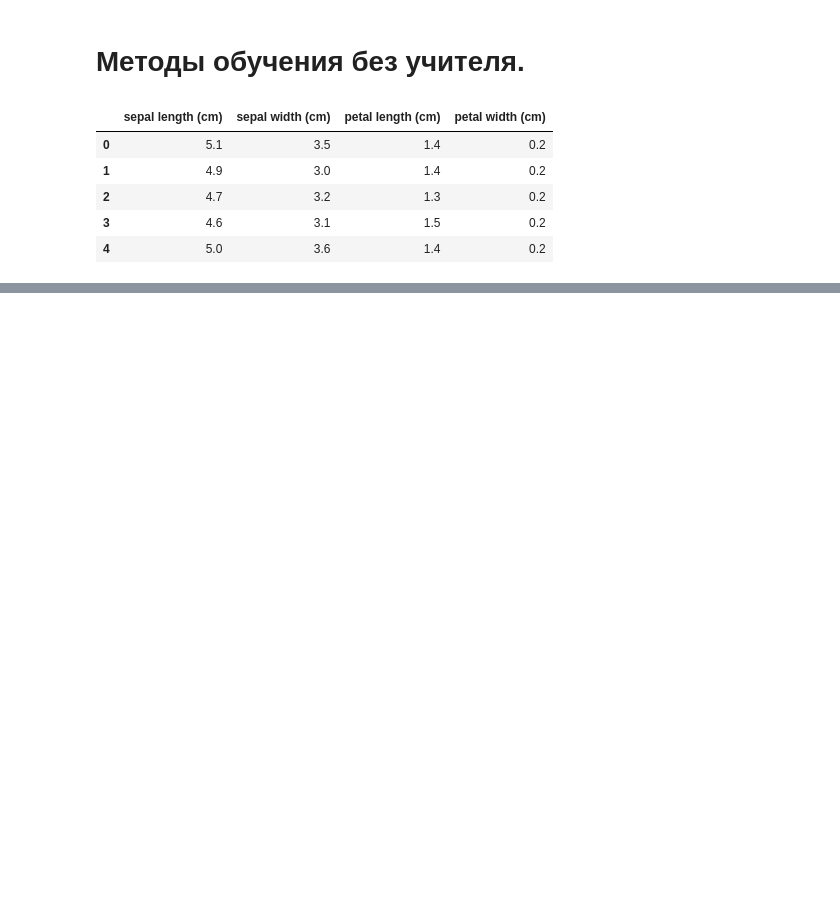
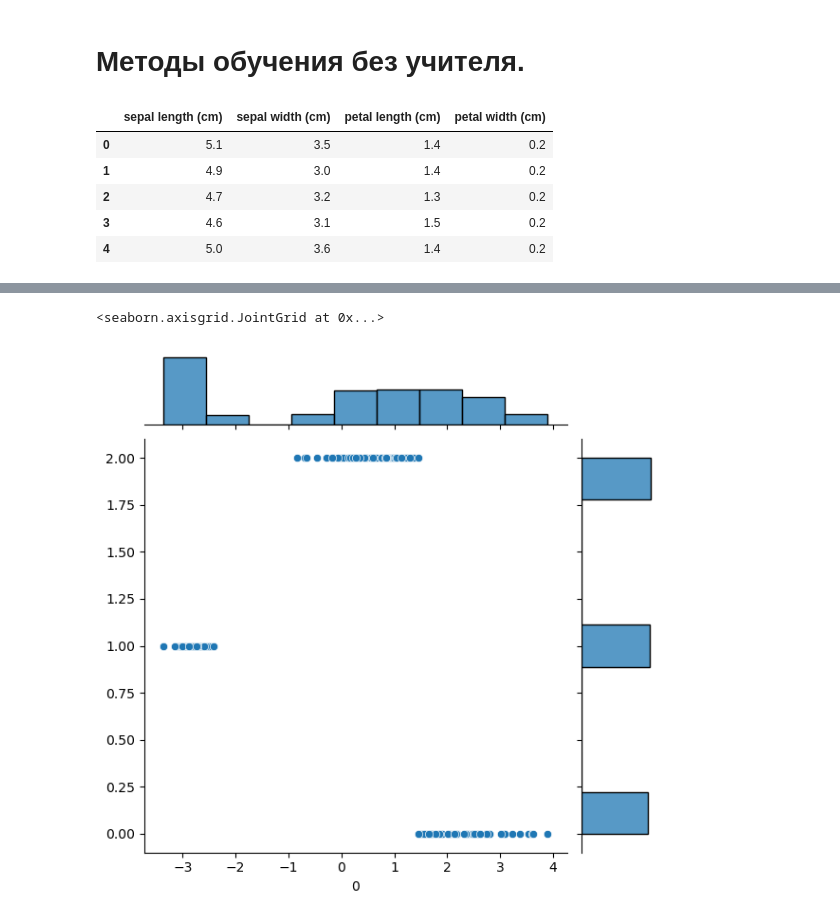
Before and after one commit to KZLZG/TML, a Jupyter notebook: Lab6/lab6.ipynb, the cells around one changed output, grey strips where cells are left out. Cells and saved outputs as stored; diff of their text form; code cells hidden in the pictures; blank space fills up the shorter version.

```diff
--- a/Lab6/lab6.ipynb
+++ b/Lab6/lab6.ipynb
@@ -170,0 +190,15 @@ run_plot(D3)
+# %%
+def do_clustering(cluster_dataset, method):
+    """
+    Выполнение кластеризации для данных примера
+    """
+    cluster_results = []
+    temp_cluster = method.fit_predict(cluster_dataset)
+    cluster_results.append(temp_cluster)
+    return cluster_results
+# %%
+D2 = pd.DataFrame(data = D2)
+# %%
+%time result_KMeans_3 = do_clustering(D1, KMeans(n_clusters=3))
+sns.jointplot(x=D2[0], y=np.array(result_KMeans_3)[0], data=df)
+# %% [output]
@@ -170,0 +206,2 @@ run_plot(D3)
+<seaborn.axisgrid.JointGrid at 0x...>
+[figure, added]
```
Also changed, not shown: parts of 21 cells of this notebook.
